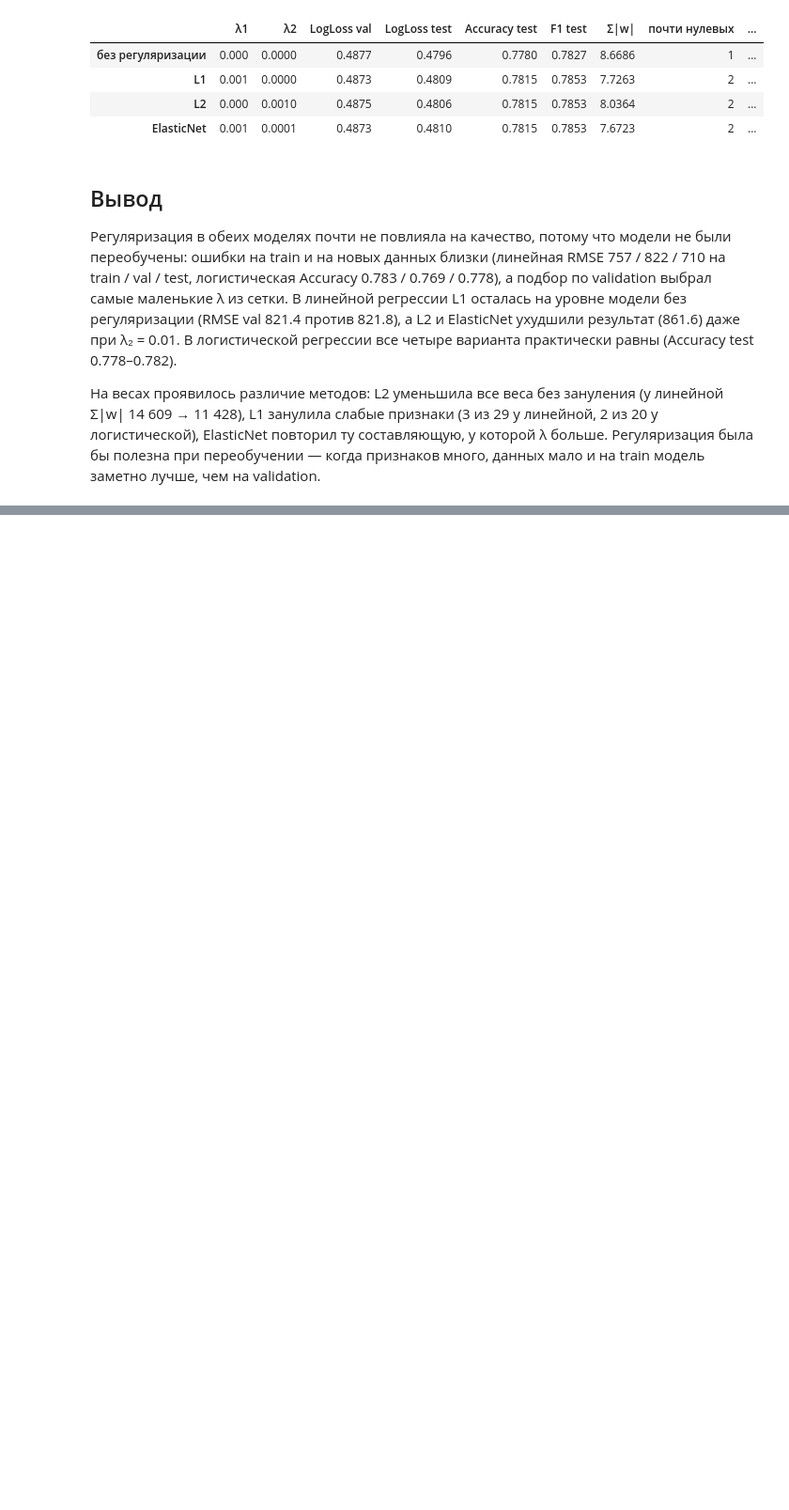
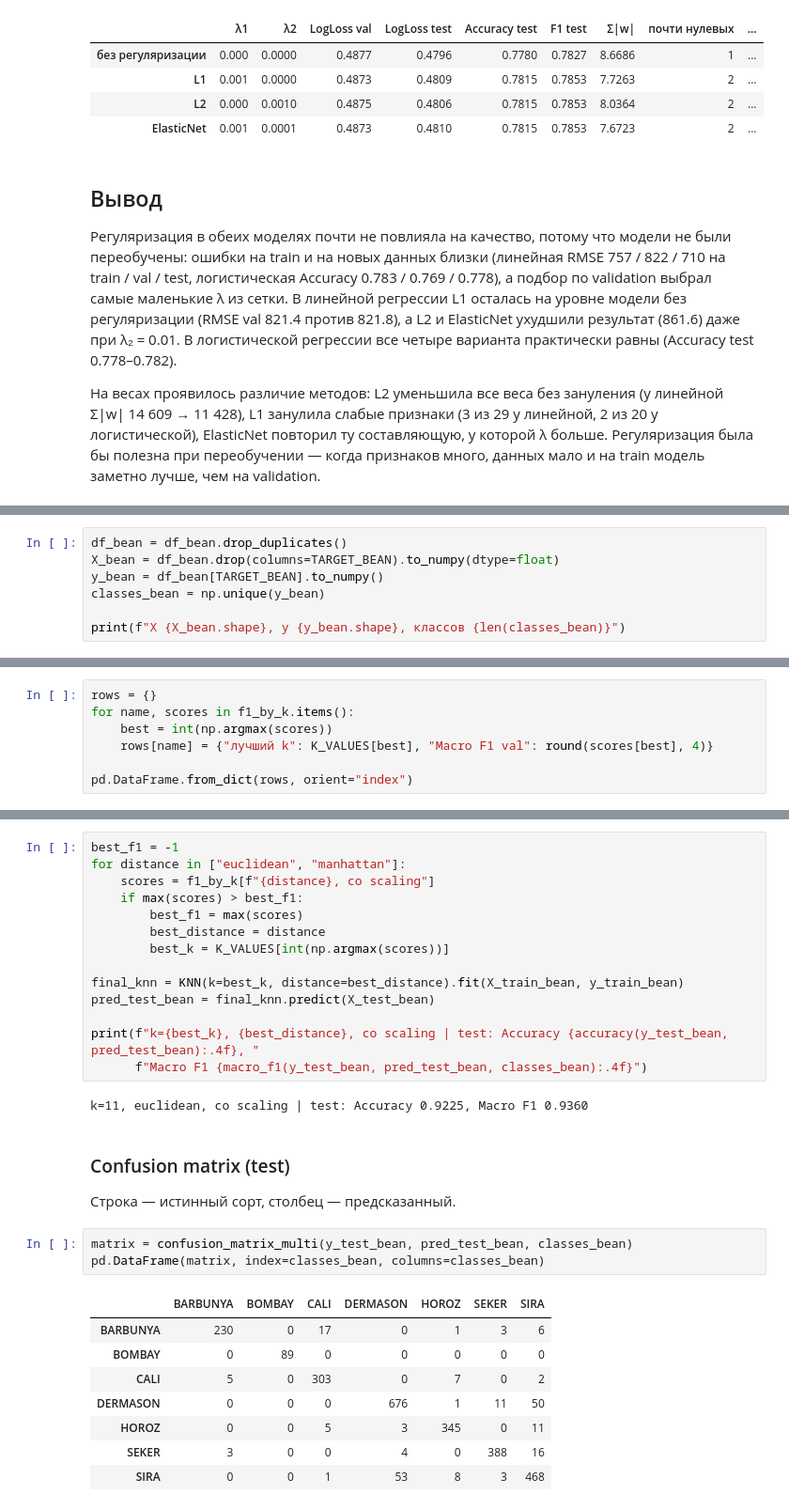
Before and after one commit to Alexey325/ai-systems-labs, a Jupyter notebook: lab2/notebook/lab2.ipynb, the cells around one changed output, grey strips where cells are left out. Shown at 94% size. Drawn from its saved outputs; the diff is of its cells as text; blank space fills up the shorter version.

```diff
--- a/lab2/notebook/lab2.ipynb
+++ b/lab2/notebook/lab2.ipynb
@@ -458,0 +502,7 @@ L1 занулила слабые признаки (3 из 29 у линейной
+# %%
+df_bean = df_bean.drop_duplicates()
+X_bean = df_bean.drop(columns=TARGET_BEAN).to_numpy(dtype=float)
+y_bean = df_bean[TARGET_BEAN].to_numpy()
+classes_bean = np.unique(y_bean)
+
+print(f"X {X_bean.shape}, y {y_bean.shape}, классов {len(classes_bean)}")
@@ -458,0 +609,7 @@ L1 занулила слабые признаки (3 из 29 у линейной
+# %%
+rows = {}
+for name, scores in f1_by_k.items():
+    best = int(np.argmax(scores))
+    rows[name] = {"лучший k": K_VALUES[best], "Macro F1 val": round(scores[best], 4)}
+
+pd.DataFrame.from_dict(rows, orient="index")
@@ -458,0 +626,32 @@ L1 занулила слабые признаки (3 из 29 у линейной
+# %%
+best_f1 = -1
+for distance in ["euclidean", "manhattan"]:
+    scores = f1_by_k[f"{distance}, со scaling"]
+    if max(scores) > best_f1:
+        best_f1 = max(scores)
+        best_distance = distance
+        best_k = K_VALUES[int(np.argmax(scores))]
+
+final_knn = KNN(k=best_k, distance=best_distance).fit(X_train_bean, y_train_bean)
+pred_test_bean = final_knn.predict(X_test_bean)
+
+print(f"k={best_k}, {best_distance}, со scaling | test: Accuracy {accuracy(y_test_bean, pred_test_bean):.4f}, "
+      f"Macro F1 {macro_f1(y_test_bean, pred_test_bean, classes_bean):.4f}")
+# %% [output]
+k=11, euclidean, со scaling | test: Accuracy 0.9225, Macro F1 0.9360
+# %% [markdown]
+### Confusion matrix (test)
+
+Строка — истинный сорт, столбец — предсказанный.
+# %%
+matrix = confusion_matrix_multi(y_test_bean, pred_test_bean, classes_bean)
+pd.DataFrame(matrix, index=classes_bean, columns=classes_bean)
+# %% [output]
+|  | BARBUNYA | BOMBAY | CALI | DERMASON | HOROZ | SEKER | SIRA |
+| BARBUNYA | 230 | 0 | 17 | 0 | 1 | 3 | 6 |
+| BOMBAY | 0 | 89 | 0 | 0 | 0 | 0 | 0 |
+| CALI | 5 | 0 | 303 | 0 | 7 | 0 | 2 |
+| DERMASON | 0 | 0 | 0 | 676 | 1 | 11 | 50 |
+| HOROZ | 0 | 0 | 5 | 3 | 345 | 0 | 11 |
+| SEKER | 3 | 0 | 0 | 4 | 0 | 388 | 16 |
+| SIRA | 0 | 0 | 1 | 53 | 8 | 3 | 468 |
```
Also changed, not shown: parts of 33 cells of this notebook, 2 other files.
